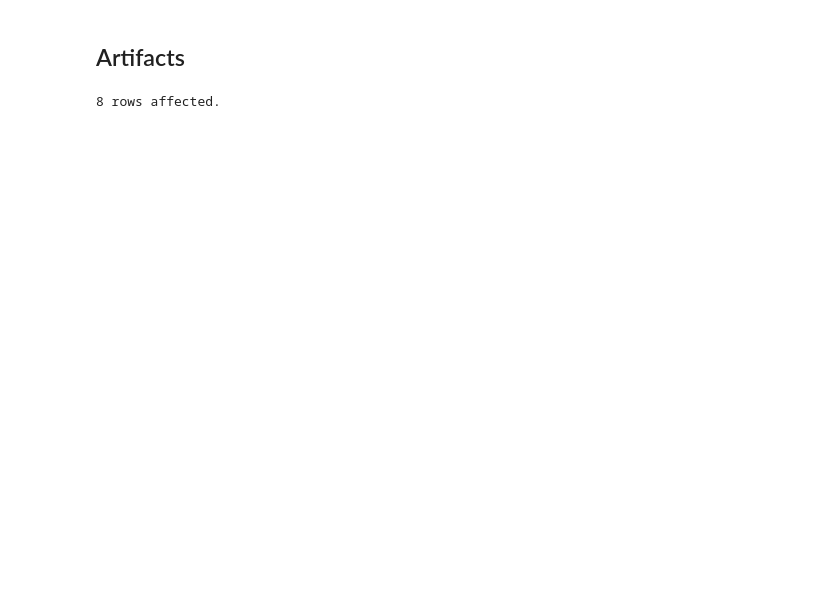
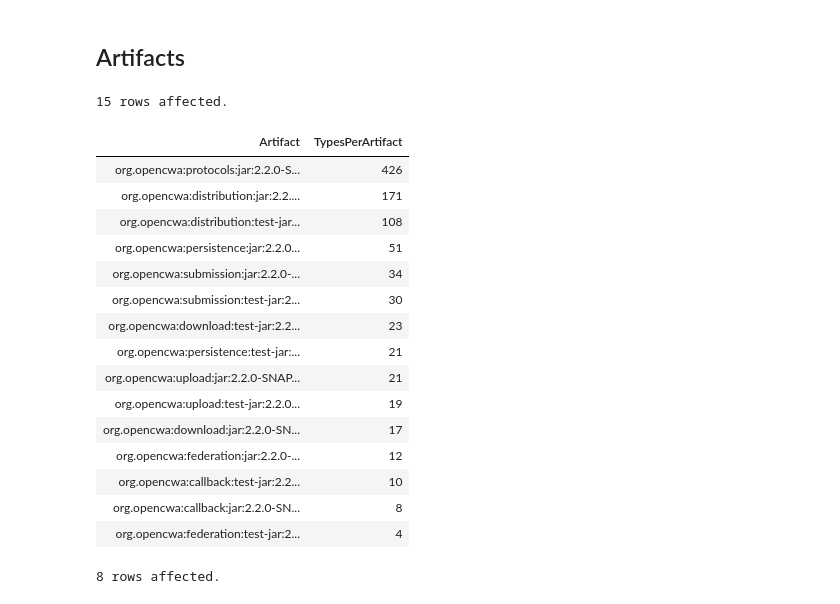
Before and after one commit to jqassistant-demo/cwa-server, a Jupyter notebook: jqassistant/jupyter/cwa.ipynb, the cells around one changed output. Drawn from its saved outputs; the diff is of its cells as text; code cells hidden in the pictures; blank space fills up the shorter version.

```diff
--- a/jqassistant/jupyter/cwa.ipynb
+++ b/jqassistant/jupyter/cwa.ipynb
@@ -75,3 +52,28 @@ The simplest visualization is a table, the rows and columns are rendered directl
 # %% [markdown]
 ## Artifacts
+# %%
+%cypher MATCH \
+          (a:Artifact)-[:CONTAINS]->(n:Type) \
+        RETURN \
+           a.fqn as Artifact, count(n) as TypesPerArtifact \
+        ORDER BY \
+           TypesPerArtifact desc
+# %% [output]
+15 rows affected.
+| Artifact | TypesPerArtifact |
+| org.opencwa:protocols:jar:2.2.0-S... | 426 |
+| org.opencwa:distribution:jar:2.2.... | 171 |
+| org.opencwa:distribution:test-jar... | 108 |
+| org.opencwa:persistence:jar:2.2.0... | 51 |
+| org.opencwa:submission:jar:2.2.0-... | 34 |
+| org.opencwa:submission:test-jar:2... | 30 |
+| org.opencwa:download:test-jar:2.2... | 23 |
+| org.opencwa:persistence:test-jar:... | 21 |
+| org.opencwa:upload:jar:2.2.0-SNAP... | 21 |
+| org.opencwa:upload:test-jar:2.2.0... | 19 |
+| org.opencwa:download:jar:2.2.0-SN... | 17 |
+| org.opencwa:federation:jar:2.2.0-... | 12 |
+| org.opencwa:callback:test-jar:2.2... | 10 |
+| org.opencwa:callback:jar:2.2.0-SN... | 8 |
+| org.opencwa:federation:test-jar:2... | 4 |
 # %%
```
Also changed, not shown: parts of 10 cells of this notebook, 10 other files.
